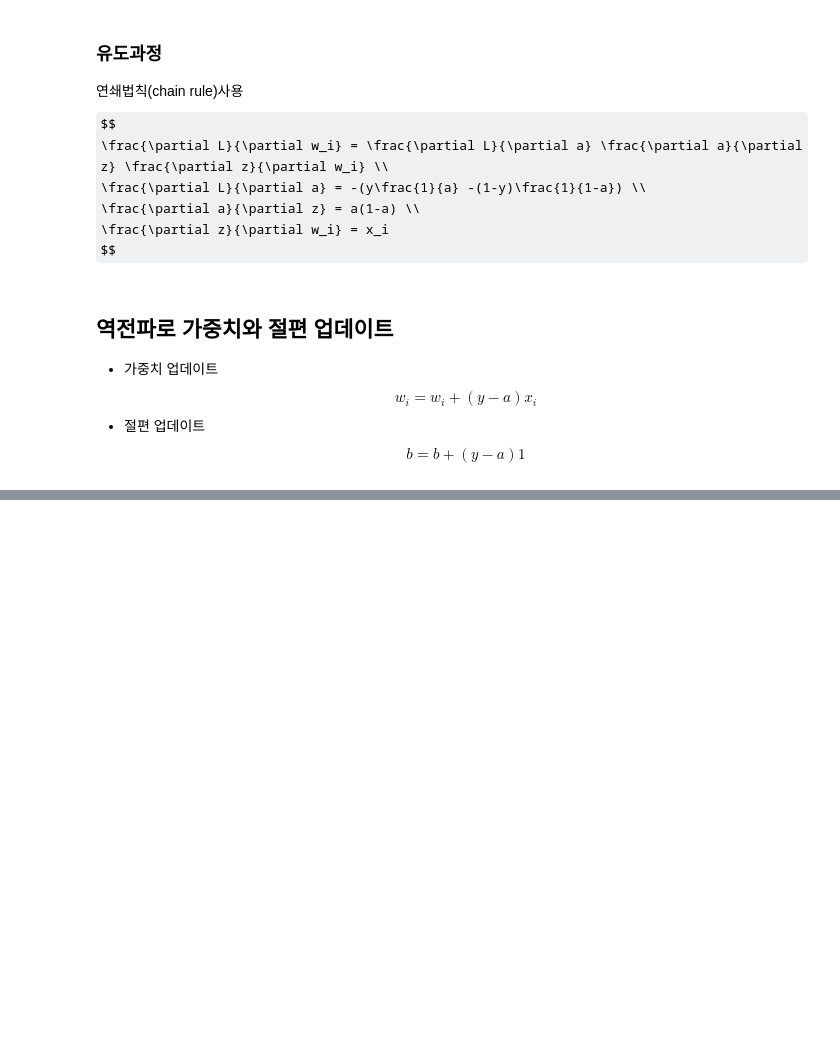
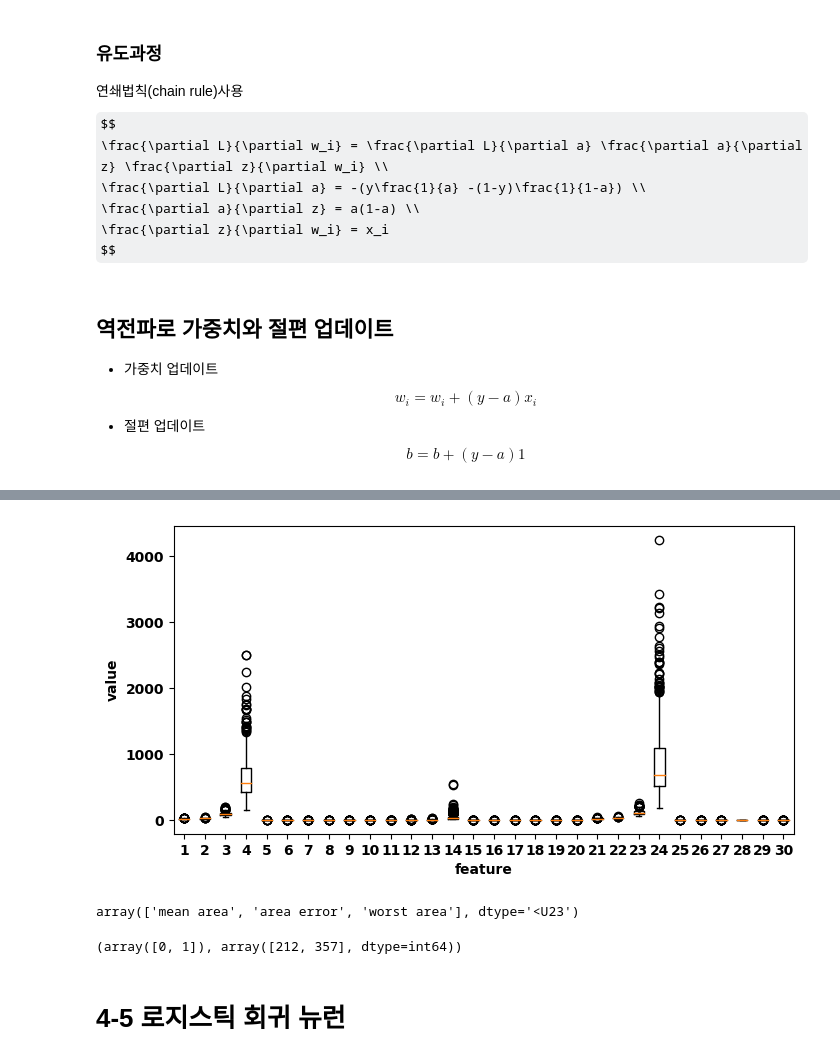
Before and after one commit to PNU-AID/Team5, a Jupyter notebook: 박성민/Do_it_Deep_Learning/ch04_binary classification.ipynb, the cells around one changed output, grey strips where cells are left out. Drawn from its saved outputs; the diff is of its cells as text; code cells hidden in the pictures; some formulas as TeX source; blank space fills up the shorter version.

```diff
--- a/박성민/Do_it_Deep_Learning/ch04_binary classification.ipynb
+++ b/박성민/Do_it_Deep_Learning/ch04_binary classification.ipynb
@@ -71,0 +83,4 @@ $$b = b +(y-a)1$$
+# %%
+# load_breast_cancer() 함수로 데이터 셋 불러오기
+from sklearn.datasets import load_breast_cancer
+cancer = load_breast_cancer()
@@ -71,0 +113,21 @@ $$b = b +(y-a)1$$
+# %%
+# 박스 플롯으로 특성 사분위 관찰
+plt.figure(figsize=(8,4))
+plt.boxplot(cancer.data)
+plt.xlabel('feature')
+plt.ylabel('value')
+plt.show()
+# %% [output]
+[figure, added]
+# %%
+# 눈에 띄는 특성 살펴보기(4, 14, 24번째 특성)
+cancer.feature_names[[3, 13, 23]]
+# 3개의 특성 모두 넓이와 관련된 특성임
+# %% [output]
+array(['mean area', 'area error', 'worst area'], dtype='<U23')
+# %%
+# 타깃 데이터 확인
+np.unique(cancer.target, return_counts=True)
+# 0은 음성 데이터(암x) - 212개, 1은 양성 데이터(암o) - 357개
+# %% [output]
+(array([0, 1]), array([212, 357], dtype=int64))
@@ -71,0 +138,2 @@ $$b = b +(y-a)1$$
+# %% [markdown]
+# 4-5 로지스틱 회귀 뉴런
```
Also changed, not shown: parts of 27 cells of this notebook, 1 other file.
